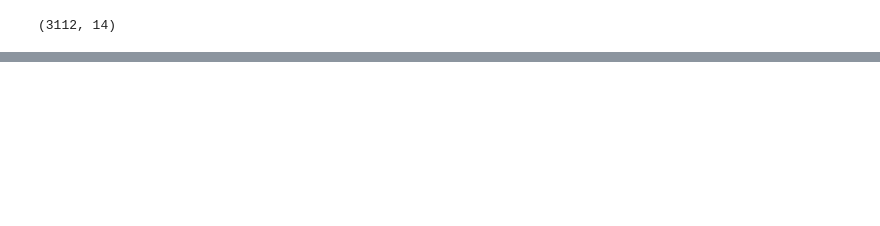
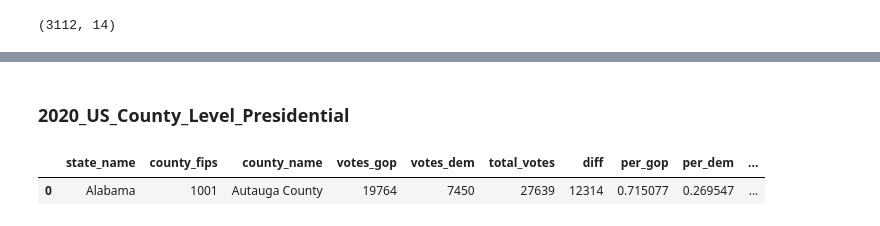
Before and after one commit to raghvendra98/US-Country-Level-Presidential-Result, a Jupyter notebook: us_dataset.ipynb, the cells around one changed output, grey strips where cells are left out. Drawn from its saved outputs; the diff is of its cells as text; code cells hidden in the pictures; blank space fills up the shorter version.

```diff
--- a/us_dataset.ipynb
+++ b/us_dataset.ipynb
@@ -85,2 +43,9 @@ fig.show()
 # %% [output]
 [interactive output not drawn]
+# %% [markdown]
+### 2020_US_County_Level_Presidential
+# %%
+df2.head(1)
+# %% [output]
+|  | state_name | county_fips | county_name | votes_gop | votes_dem | total_votes | diff | per_gop | per_dem | ... |
+| 0 | Alabama | 1001 | Autauga County | 19764 | 7450 | 27639 | 12314 | 0.715077 | 0.269547 | ... |
```
Also changed, not shown: parts of 15 cells of this notebook.
